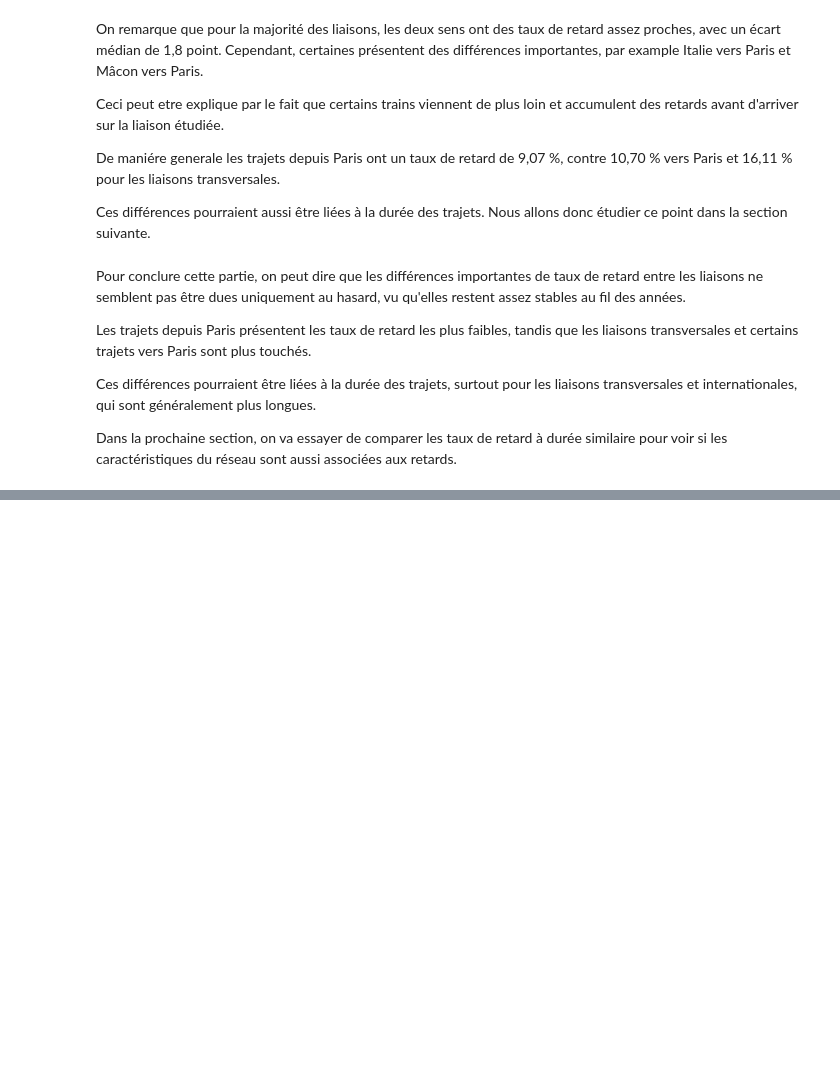
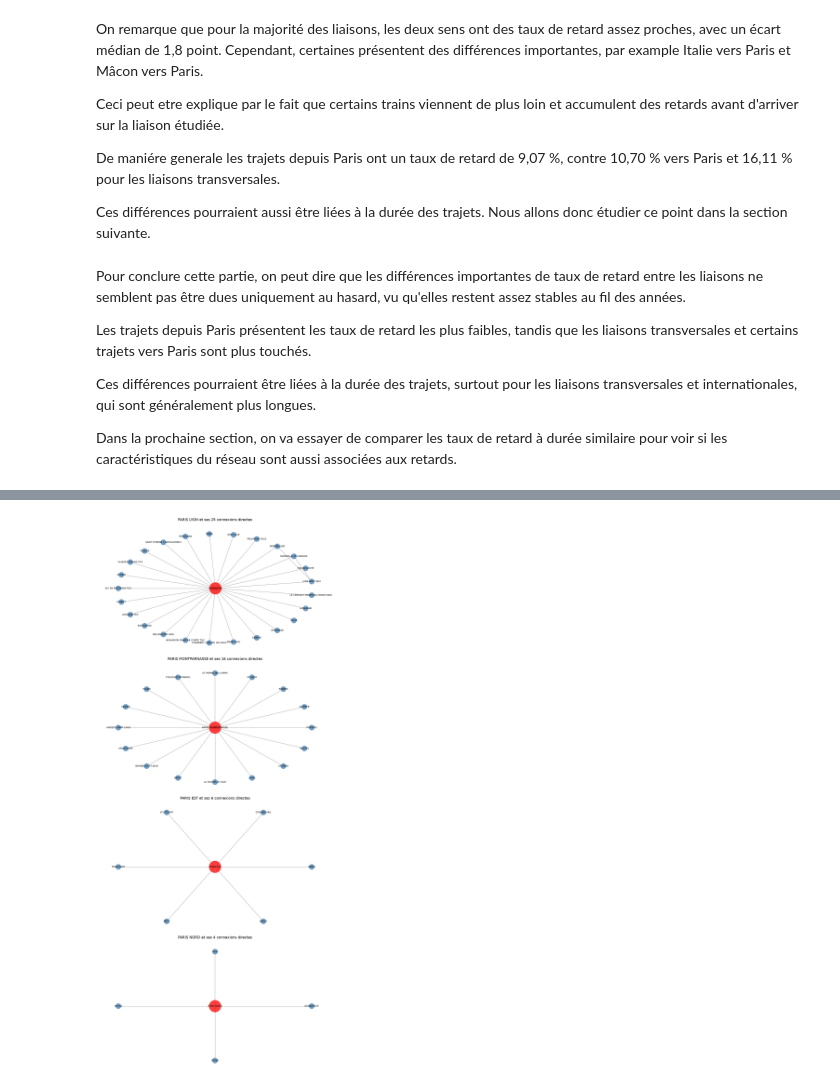
Before and after one commit to husseindakroube/IADATA701-PROJET, a Jupyter notebook: notebooks/02_eda_analyse.ipynb, the cells around one changed output, grey strips where cells are left out. Cells and saved outputs as stored; diff of their text form; code cells hidden in the pictures; blank space fills up the shorter version.

```diff
--- a/notebooks/02_eda_analyse.ipynb
+++ b/notebooks/02_eda_analyse.ipynb
@@ -716,0 +949,33 @@ Dans la prochaine section, on va essayer de comparer les taux de retard à duré
+# %%
+
+# On représente séparément les connexions directes des principales gares parisiennes
+gares_paris = ["PARIS LYON", "PARIS MONTPARNASSE", "PARIS EST", "PARIS NORD"]
+
+fig, axes = plt.subplots(nrows=4, ncols=1, figsize=(12, 28))
+
+for ax, gare in zip(axes, gares_paris):
+    # On récupère les gares directement connectées à chaque gare parisienne
+    voisins = list(G.neighbors(gare))
+    sous_graphe = G.subgraph([gare] + voisins)
+
+    # On place la gare parisienne au centre et les autres autour
+    pos = nx.shell_layout(sous_graphe, [[gare], voisins])
+
+    # On distingue la gare parisienne par une taille plus grande et une couleur rouge
+    tailles = [1800 if noeud == gare else 350 for noeud in sous_graphe.nodes()]
+    couleurs = ["red" if noeud == gare else "steelblue" for noeud in sous_graphe.nodes()]
+
+    # On affiche les gares, leurs connexions et leurs noms
+    nx.draw_networkx_edges(sous_graphe, pos, alpha=0.4, ax=ax)
+    nx.draw_networkx_nodes(sous_graphe, pos, node_size=tailles,
+                           node_color=couleurs, alpha=0.75, ax=ax)
+    nx.draw_networkx_labels(sous_graphe, pos, font_size=8, ax=ax)
+
+    ax.set_title(f"{gare} et ses {len(voisins)} connexions directes",
+                 fontsize=13)
+    ax.axis("off")
+
+plt.tight_layout()
+plt.show()
+# %% [output]
+[figure, added]
```
Also changed, not shown: parts of 16 cells of this notebook, 2 other files.
